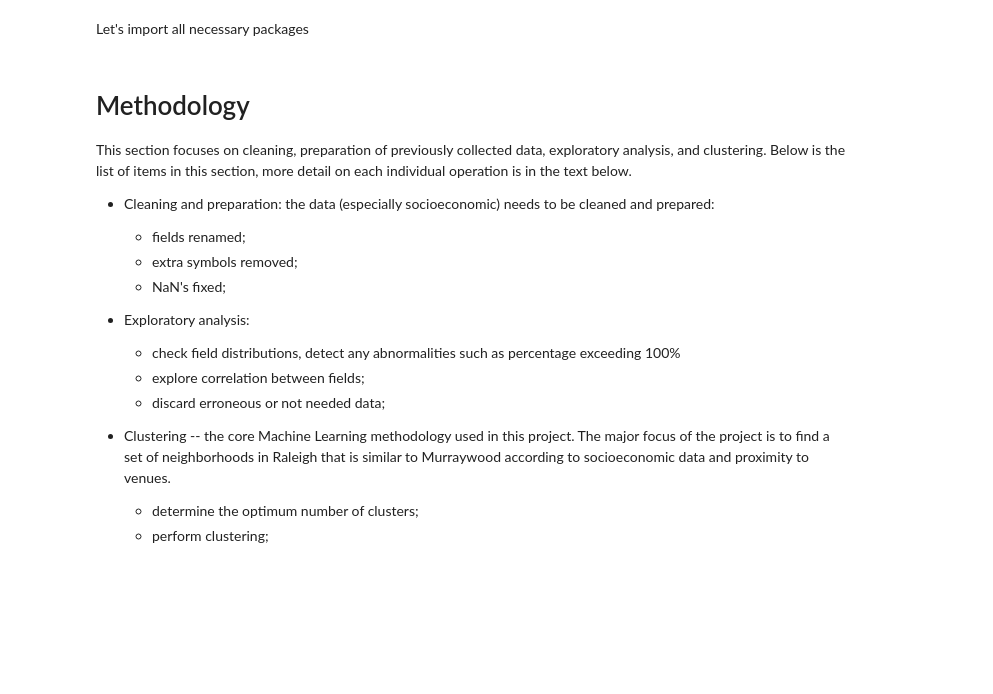
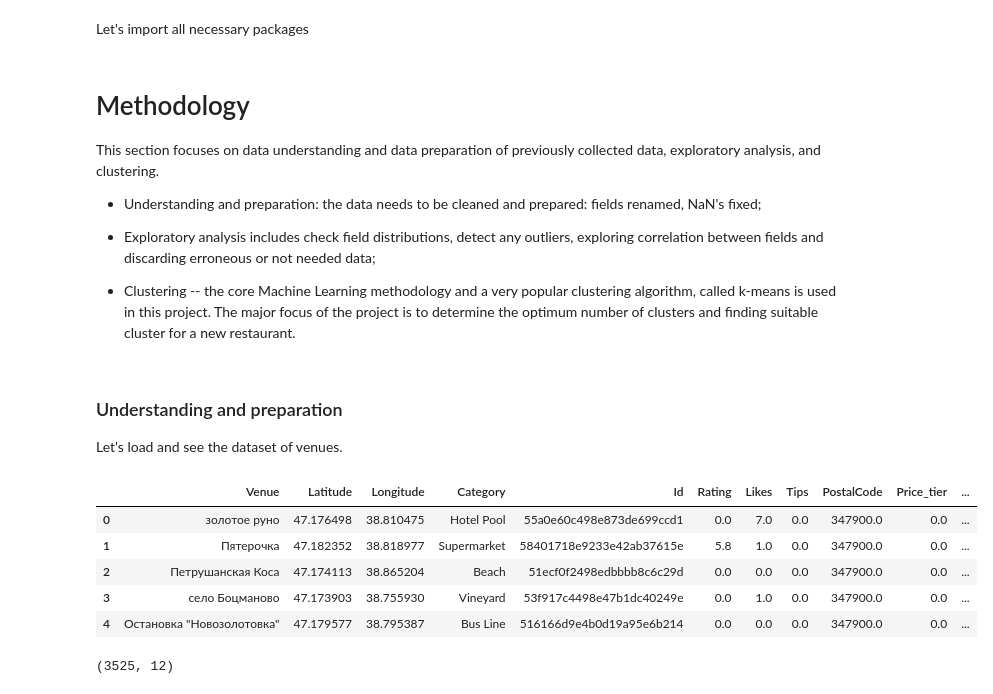
Before and after one commit to Pol75/Coursera_Capstone, a Jupyter notebook: Capstone_project.ipynb, the cells around one changed output. Drawn from its saved outputs; the diff is of its cells as text; code cells hidden in the pictures; blank space fills up the shorter version.

Commit message:
analysis begining

```diff
--- a/Capstone_project.ipynb
+++ b/Capstone_project.ipynb
@@ -99,18 +110,29 @@ import folium
 # %% [markdown]
 # Methodology
 
-This section focuses on cleaning, preparation of previously collected data, exploratory analysis, and clustering. Below is the list of items in this section, more detail on each individual operation is in the text below.
+This section focuses on data understanding and data preparation of previously collected data, exploratory analysis, and clustering.
 
-* Cleaning and preparation: the data (especially socioeconomic) needs to be cleaned and prepared:
-    * fields renamed;
-    * extra symbols removed;
-    * NaN's fixed;
+* Understanding and preparation: the data needs to be cleaned and prepared: fields renamed, NaN's fixed;
 
-* Exploratory analysis:
-    * check field distributions, detect any abnormalities such as percentage exceeding 100%
-    * explore correlation between fields;
-    * discard erroneous or not needed data;
+* Exploratory analysis includes check field distributions, detect any outliers, exploring correlation between fields and discarding erroneous or not needed data;
 
-* Clustering -- the core Machine Learning methodology used in this project. The major focus of the project is to find a set of neighborhoods in Raleigh that is similar to Murraywood according to socioeconomic data and proximity to venues.
-    * determine the optimum number of clusters;
-    * perform clustering;
+* Clustering -- the core Machine Learning methodology and a very popular clustering algorithm, called k-means is used in this project. The major focus of the project is to determine the optimum number of clusters and finding suitable cluster for a new restaurant.
+# %% [markdown]
+### Understanding and preparation
+Let's load and see the dataset of venues.
+# %%
+city_venues = pd.read_csv('city_venues.csv')
+city_venues.head()
+# %% [output]
+|  | Venue | Latitude | Longitude | Category | Id | Rating | Likes | Tips | PostalCode | Price_tier | ... |
+| 0 | золотое руно | 47.176498 | 38.810475 | Hotel Pool | 55a0e60c498e873de699ccd1 | 0.0 | 7.0 | 0.0 | 347900.0 | 0.0 | ... |
+| 1 | Пятерочка | 47.182352 | 38.818977 | Supermarket | 58401718e9233e42ab37615e | 5.8 | 1.0 | 0.0 | 347900.0 | 0.0 | ... |
+| 2 | Петрушанская Коса | 47.174113 | 38.865204 | Beach | 51ecf0f2498edbbbb8c6c29d | 0.0 | 0.0 | 0.0 | 347900.0 | 0.0 | ... |
+| 3 | село Боцманово | 47.173903 | 38.755930 | Vineyard | 53f917c4498e47b1dc40249e | 0.0 | 1.0 | 0.0 | 347900.0 | 0.0 | ... |
+| 4 | Остановка "Новозолотовка" | 47.179577 | 38.795387 | Bus Line | 516166d9e4b0d19a95e6b214 | 0.0 | 0.0 | 0.0 | 347900.0 | 0.0 | ... |
+# %%
+# Remove any neighborhood that may have NaN's
+city_venues.dropna(inplace = True, axis = 0)
+print(city_venues.shape)
+# %% [output]
+(3525, 12)
```
Also changed, not shown: parts of 19 cells of this notebook, 4 other files.
